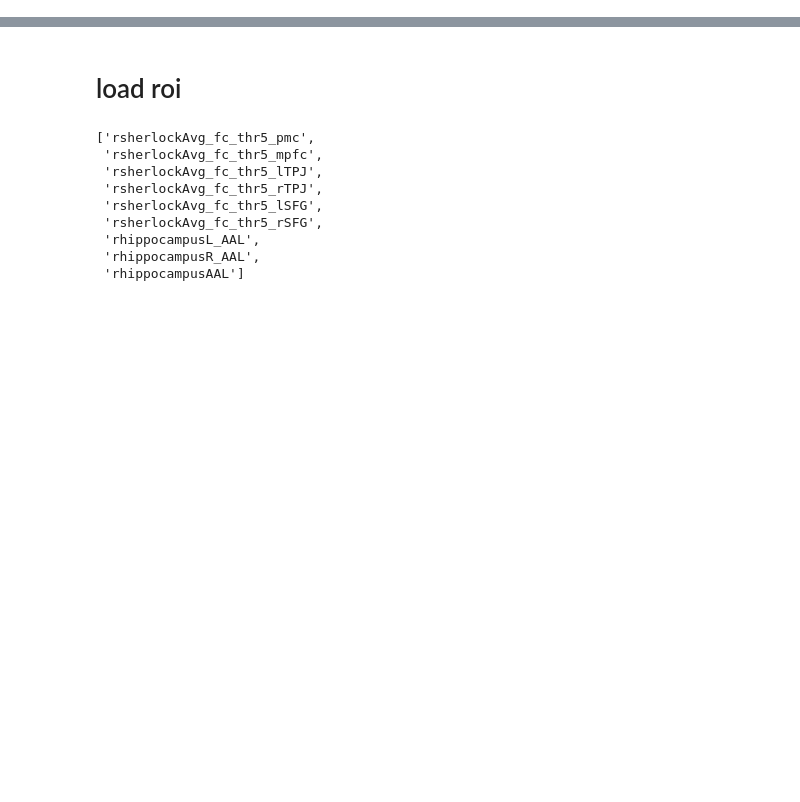
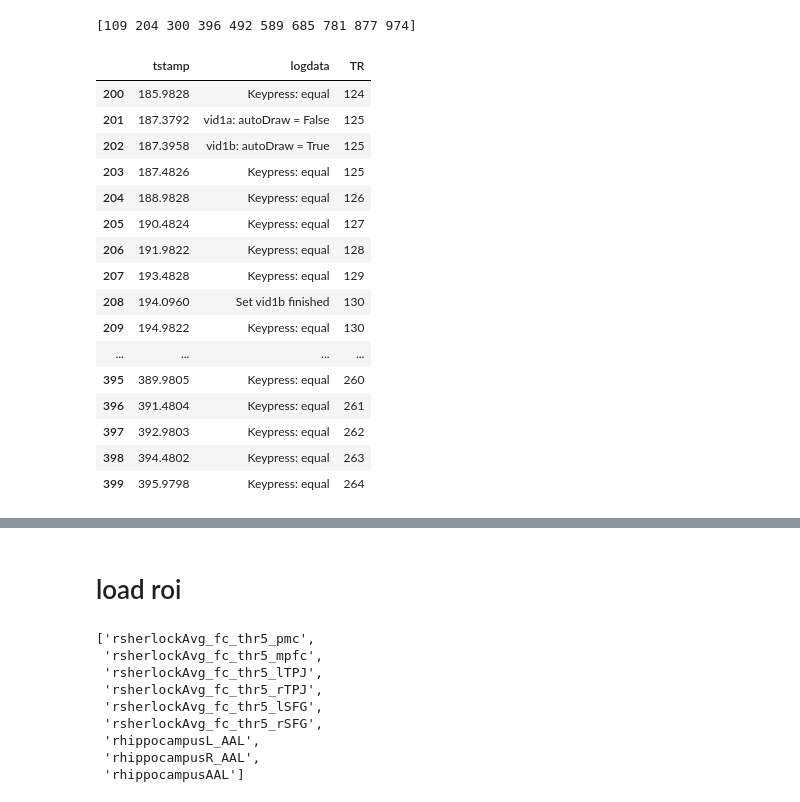
Before and after one commit to andrebeu/cswfmri, a Jupyter notebook: brain_SRM_and_classify.ipynb, the cells around one changed output, grey strips where cells are left out. Saved outputs shown, nothing was run; the diff lists cells and outputs as text; code cells hidden in the pictures; blank space fills up the shorter version.

```diff
--- a/brain_SRM_and_classify.ipynb
+++ b/brain_SRM_and_classify.ipynb
@@ -113,0 +115,26 @@ def include_wed_and_nors_columns(df):
+# %%
+vid_strL = ['vid1a','vid1b','vid2','vid3','vid4','vid5']
+vid_str = 'vid1a'
+print(df[df.logdata == '%s: autoDraw = True'%vid_str].TR.values)
+# %% [output]
+[109 204 300 396 492 589 685 781 877 974]
+# %%
+df.iloc[200:400]
+# %% [output]
+|  | tstamp | logdata | TR |
+| 200 | 185.9828 | Keypress: equal | 124 |
+| 201 | 187.3792 | vid1a: autoDraw = False | 125 |
+| 202 | 187.3958 | vid1b: autoDraw = True | 125 |
+| 203 | 187.4826 | Keypress: equal | 125 |
+| 204 | 188.9828 | Keypress: equal | 126 |
+| 205 | 190.4824 | Keypress: equal | 127 |
+| 206 | 191.9822 | Keypress: equal | 128 |
+| 207 | 193.4828 | Keypress: equal | 129 |
+| 208 | 194.0960 | Set vid1b finished | 130 |
+| 209 | 194.9822 | Keypress: equal | 130 |
+| ... | ... | ... | ... |
+| 395 | 389.9805 | Keypress: equal | 260 |
+| 396 | 391.4804 | Keypress: equal | 261 |
+| 397 | 392.9803 | Keypress: equal | 262 |
+| 398 | 394.4802 | Keypress: equal | 263 |
+| 399 | 395.9798 | Keypress: equal | 264 |
```
Also changed, not shown: parts of 20 cells of this notebook, 1 other file.
